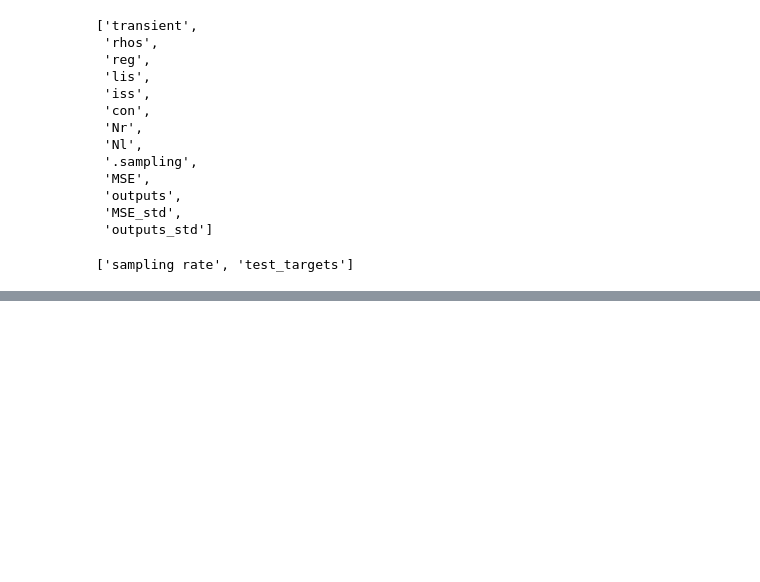
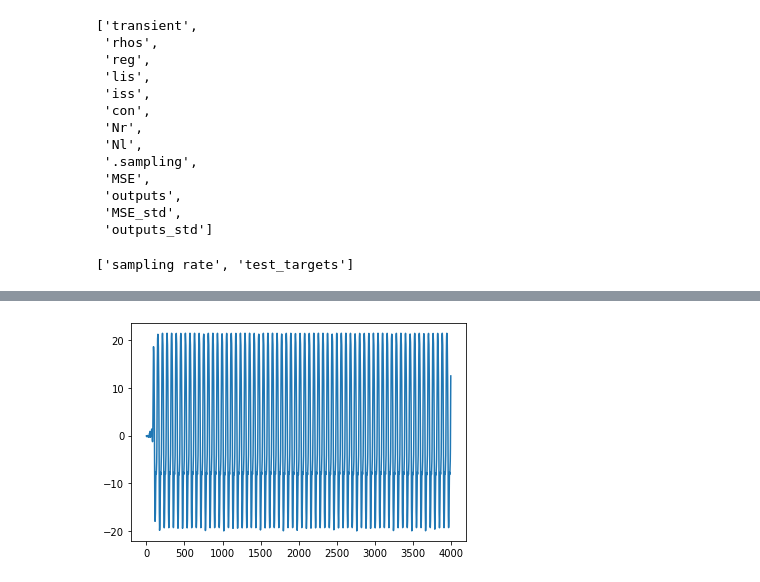
Before and after one commit to BorisWinter/Deep_ESN_Pedrelli, a Jupyter notebook: viz.ipynb, the cells around one changed output, grey strips where cells are left out. Cells and saved outputs as stored; diff of their text form; code cells hidden in the pictures; blank space fills up the shorter version.

```diff
--- a/viz.ipynb
+++ b/viz.ipynb
@@ -81,0 +121,7 @@ plt.show()
+# %%
+# for i in range(90):
+#     plt.plot(self_fed_mat[i])
+plt.plot(self_fed_mat[3621])
+plt.show()
+# %% [output]
+[figure, added]
```
Also changed, not shown: parts of 10 cells of this notebook.
